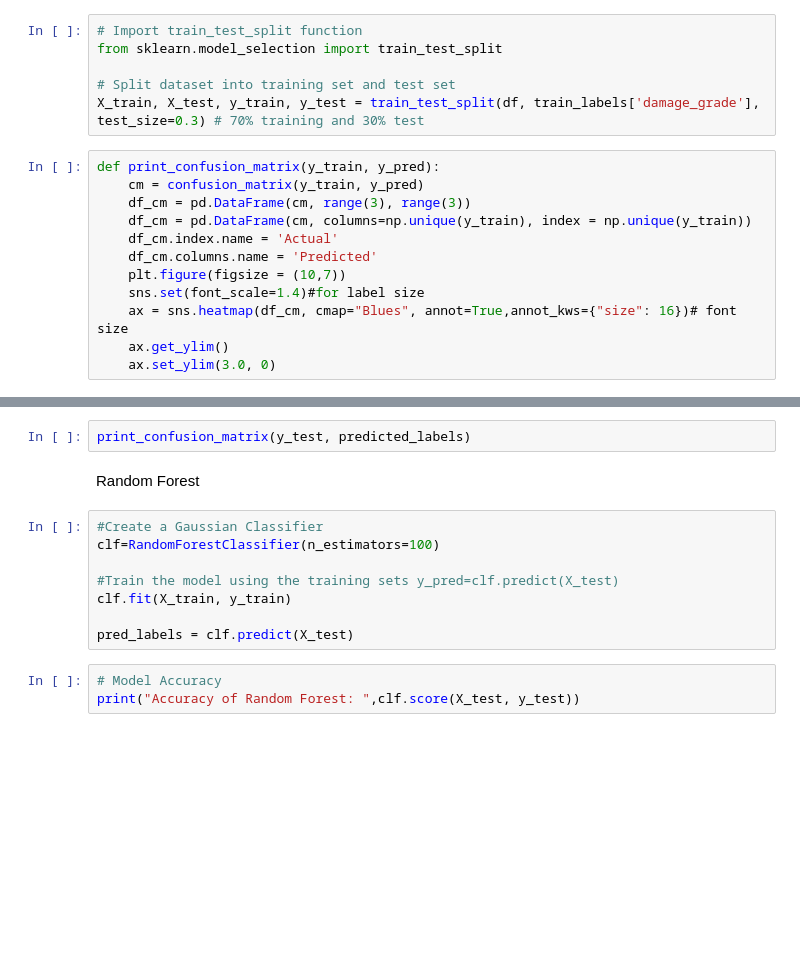
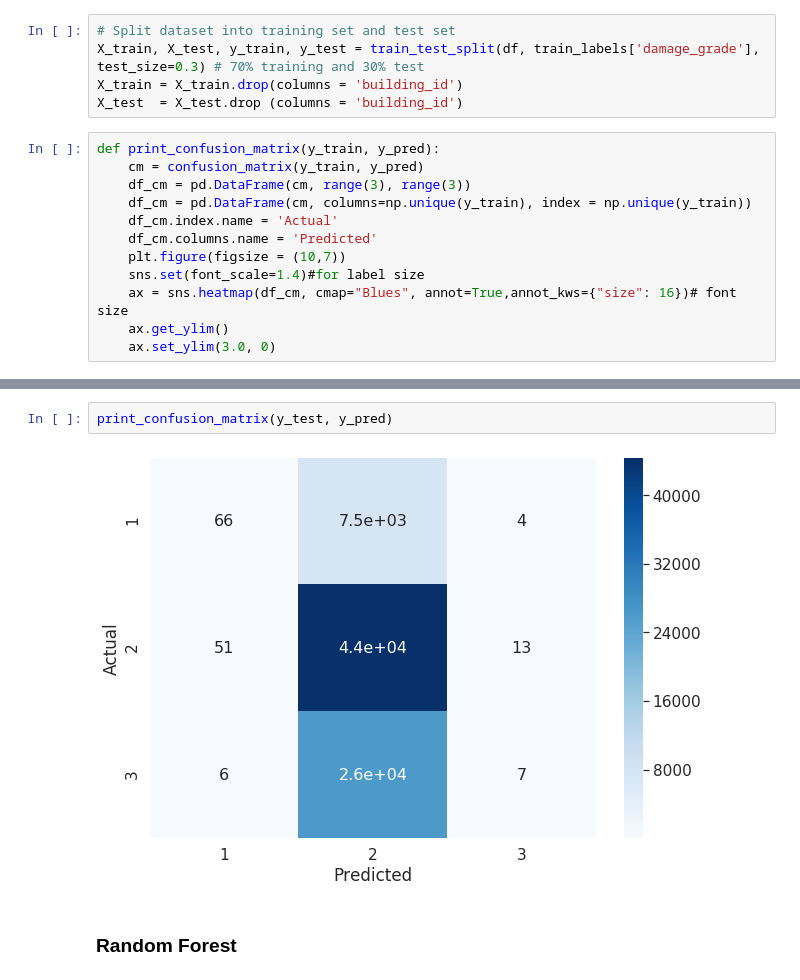
Before and after one commit to aishwarya-1/data_analytics_project, a Jupyter notebook: basic_analysis_EDA.ipynb, the cells around one changed output, grey strips where cells are left out. Drawn from its saved outputs; the diff is of its cells as text; blank space fills up the shorter version.

```diff
--- a/basic_analysis_EDA.ipynb
+++ b/basic_analysis_EDA.ipynb
@@ -214,11 +381,10 @@ Basic Models:
 1. Logistic Regression
 2. Random Forest
 # %%
-# Import train_test_split function
-from sklearn.model_selection import train_test_split
-
 # Split dataset into training set and test set
 X_train, X_test, y_train, y_test = train_test_split(df, train_labels['damage_grade'], test_size=0.3) # 70% training and 30% test
+X_train = X_train.drop(columns = 'building_id')
+X_test  = X_test.drop (columns = 'building_id')
 # %%
 def print_confusion_matrix(y_train, y_pred):
     cm = confusion_matrix(y_train, y_pred)
@@ -243,15 +412,6 @@ clf.score(X_test, y_test)
 # %%
-print_confusion_matrix(y_test, predicted_labels)
+print_confusion_matrix(y_test, y_pred)
+# %% [output]
+[figure, added]
-# %% [markdown]
-Random Forest
-# %%
-#Create a Gaussian Classifier
-clf=RandomForestClassifier(n_estimators=100)
-
-#Train the model using the training sets y_pred=clf.predict(X_test)
-clf.fit(X_train, y_train)
-
-pred_labels = clf.predict(X_test)
-# %%
-# Model Accuracy
-print("Accuracy of Random Forest: ",clf.score(X_test, y_test))
+# %% [markdown]
+### Random Forest
```
Also changed, not shown: parts of 50 cells of this notebook.
